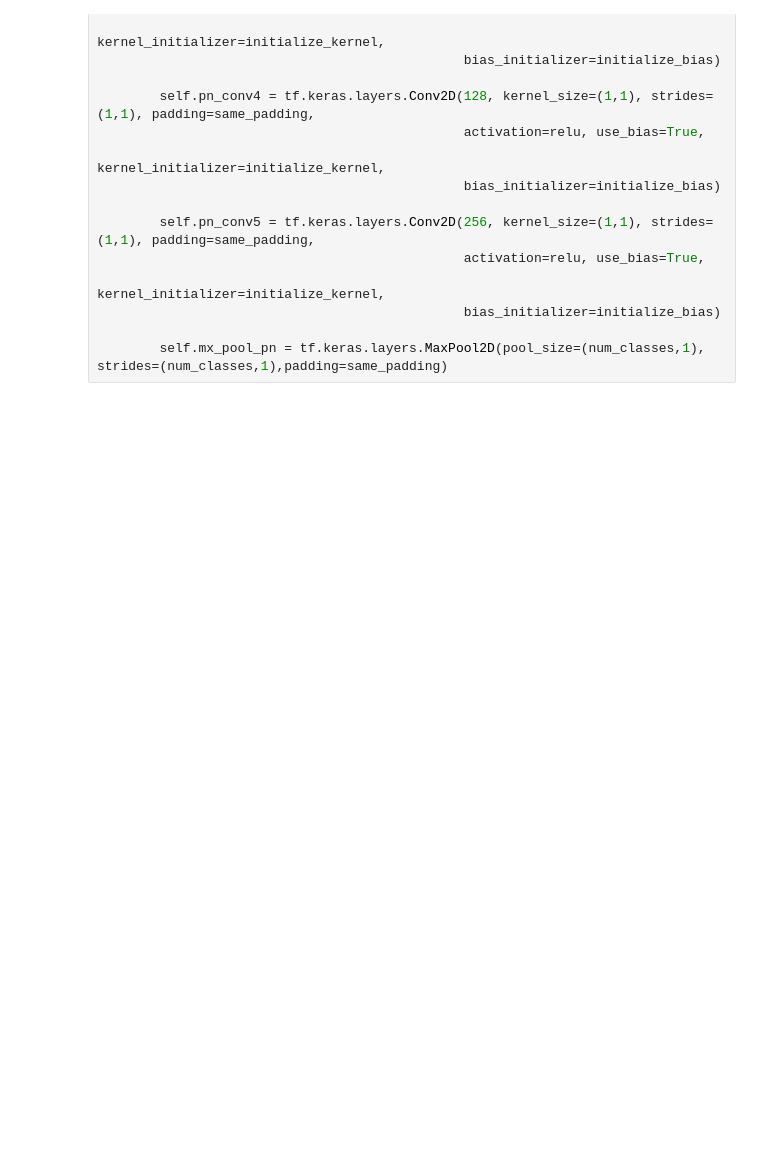
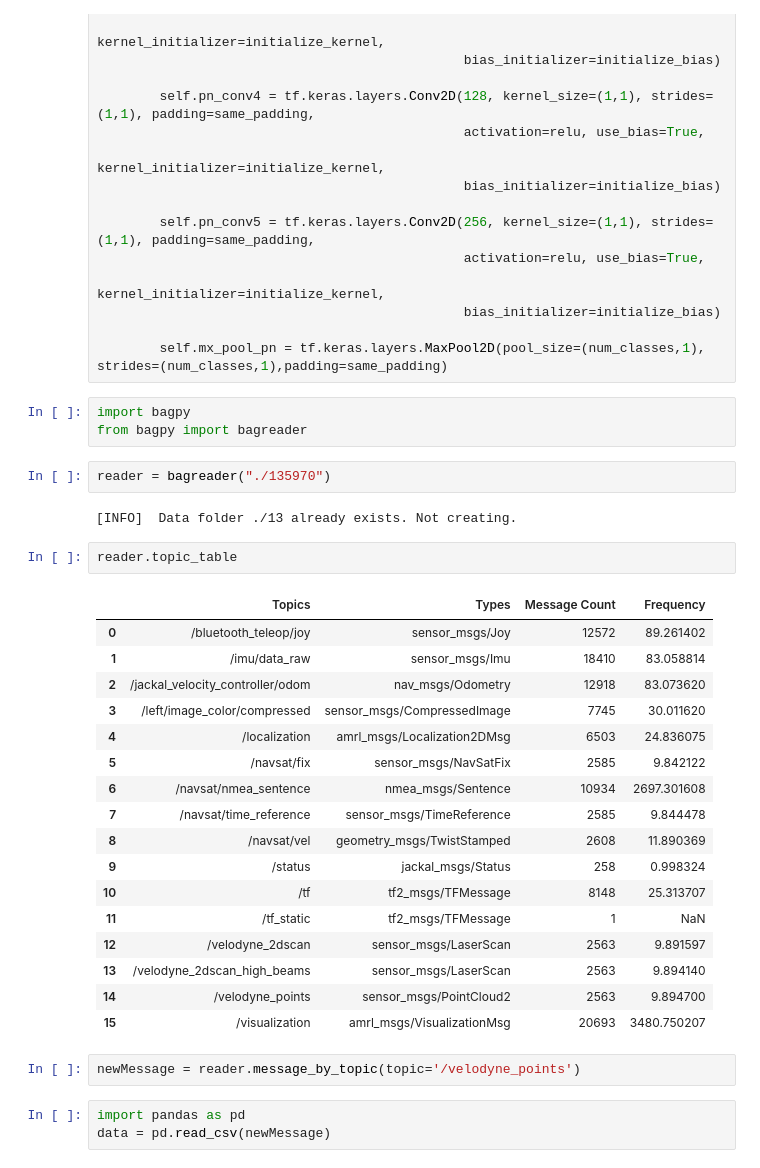
Before and after one commit to RobotiXX/multimodal-fusion-network, a Jupyter notebook: fusion.ipynb, the cells around one changed output. Saved outputs shown, nothing was run; the diff lists cells and outputs as text; blank space fills up the shorter version.

```diff
--- a/fusion.ipynb
+++ b/fusion.ipynb
@@ -89,3 +89,35 @@ class FusionNet(tf.keras.Model):
                                                bias_initializer=initialize_bias)
 
         self.mx_pool_pn = tf.keras.layers.MaxPool2D(pool_size=(num_classes,1), strides=(num_classes,1),padding=same_padding)
+# %%
+import bagpy
+from bagpy import bagreader
+# %%
+reader = bagreader("./135970")
+# %% [output]
+[INFO]  Data folder ./13 already exists. Not creating.
+# %%
+reader.topic_table
+# %% [output]
+|  | Topics | Types | Message Count | Frequency |
+| 0 | /bluetooth_teleop/joy | sensor_msgs/Joy | 12572 | 89.261402 |
+| 1 | /imu/data_raw | sensor_msgs/Imu | 18410 | 83.058814 |
+| 2 | /jackal_velocity_controller/odom | nav_msgs/Odometry | 12918 | 83.073620 |
+| 3 | /left/image_color/compressed | sensor_msgs/CompressedImage | 7745 | 30.011620 |
+| 4 | /localization | amrl_msgs/Localization2DMsg | 6503 | 24.836075 |
+| 5 | /navsat/fix | sensor_msgs/NavSatFix | 2585 | 9.842122 |
+| 6 | /navsat/nmea_sentence | nmea_msgs/Sentence | 10934 | 2697.301608 |
+| 7 | /navsat/time_reference | sensor_msgs/TimeReference | 2585 | 9.844478 |
+| 8 | /navsat/vel | geometry_msgs/TwistStamped | 2608 | 11.890369 |
+| 9 | /status | jackal_msgs/Status | 258 | 0.998324 |
+| 10 | /tf | tf2_msgs/TFMessage | 8148 | 25.313707 |
+| 11 | /tf_static | tf2_msgs/TFMessage | 1 | NaN |
+| 12 | /velodyne_2dscan | sensor_msgs/LaserScan | 2563 | 9.891597 |
+| 13 | /velodyne_2dscan_high_beams | sensor_msgs/LaserScan | 2563 | 9.894140 |
+| 14 | /velodyne_points | sensor_msgs/PointCloud2 | 2563 | 9.894700 |
+| 15 | /visualization | amrl_msgs/VisualizationMsg | 20693 | 3480.750207 |
+# %%
+newMessage = reader.message_by_topic(topic='/velodyne_points')
+# %%
+import pandas as pd
+data = pd.read_csv(newMessage)
```
Also changed, not shown: parts of 26 cells of this notebook.
